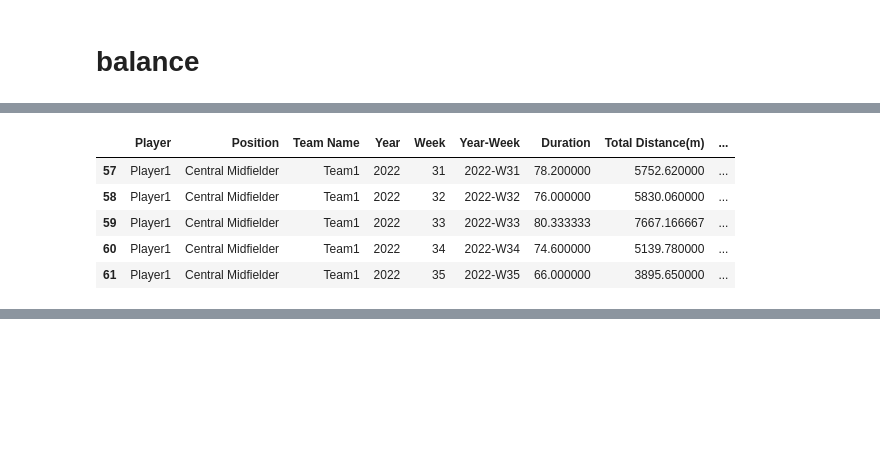
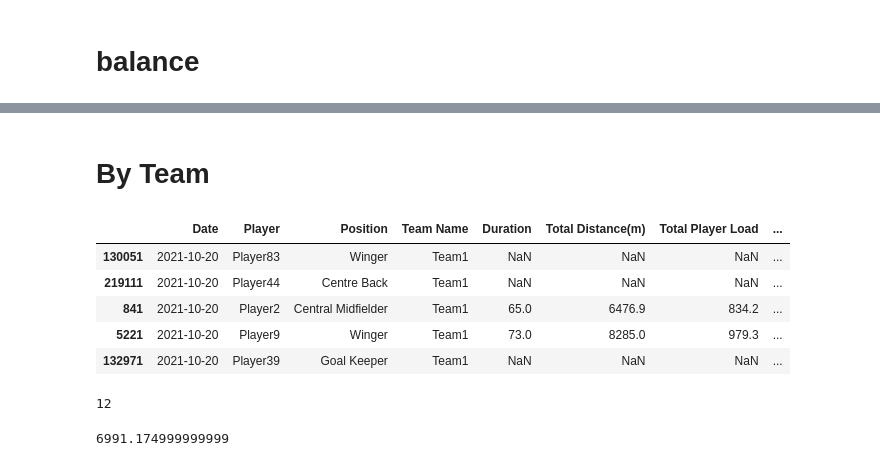
Before and after one commit to typewind/phylix, a Jupyter notebook: processed_explore.ipynb, the cells around one changed output, grey strips where cells are left out. Saved outputs shown, nothing was run; the diff lists cells and outputs as text; code cells hidden in the pictures; blank space fills up the shorter version.

```diff
--- a/processed_explore.ipynb
+++ b/processed_explore.ipynb
@@ -141,10 +172 @@ Timestamp('2023-12-25 00:00:00')
-# %%
-player1.dropna().tail()
-# %% [output]
-|  | Player | Position | Team Name | Year | Week | Year-Week | Duration | Total Distance(m) | ... |
-| 57 | Player1 | Central Midfielder | Team1 | 2022 | 31 | 2022-W31 | 78.200000 | 5752.620000 | ... |
-| 58 | Player1 | Central Midfielder | Team1 | 2022 | 32 | 2022-W32 | 76.000000 | 5830.060000 | ... |
-| 59 | Player1 | Central Midfielder | Team1 | 2022 | 33 | 2022-W33 | 80.333333 | 7667.166667 | ... |
-| 60 | Player1 | Central Midfielder | Team1 | 2022 | 34 | 2022-W34 | 74.600000 | 5139.780000 | ... |
-| 61 | Player1 | Central Midfielder | Team1 | 2022 | 35 | 2022-W35 | 66.000000 | 3895.650000 | ... |
 # %%
@@ -210,3 +232,28 @@ combined_chart = alt.layer(
 combined_chart
 # %% [output]
 [interactive output not drawn]
+# %% [markdown]
+# By Team
+# %%
+# filtered df
+filtered_df = df_all[
+    (df_all['Team Name'].isin(["Team1"])) &
+    (df_all['Date'] == pd.to_datetime("2021-10-20"))
+]
+# %%
+filtered_df.head()
+# %% [output]
+|  | Date | Player | Position | Team Name | Duration | Total Distance(m) | Total Player Load | ... |
+| 130051 | 2021-10-20 | Player83 | Winger | Team1 | NaN | NaN | NaN | ... |
+| 219111 | 2021-10-20 | Player44 | Centre Back | Team1 | NaN | NaN | NaN | ... |
+| 841 | 2021-10-20 | Player2 | Central Midfielder | Team1 | 65.0 | 6476.9 | 834.2 | ... |
+| 5221 | 2021-10-20 | Player9 | Winger | Team1 | 73.0 | 8285.0 | 979.3 | ... |
+| 132971 | 2021-10-20 | Player39 | Goal Keeper | Team1 | NaN | NaN | NaN | ... |
+# %%
+len(filtered_df.dropna())
+# %% [output]
+12
+# %%
+filtered_df["Total Distance(m)"].mean()
+# %% [output]
+6991.174999999999
```
Also changed, not shown: parts of 26 cells of this notebook, 1 other file.
